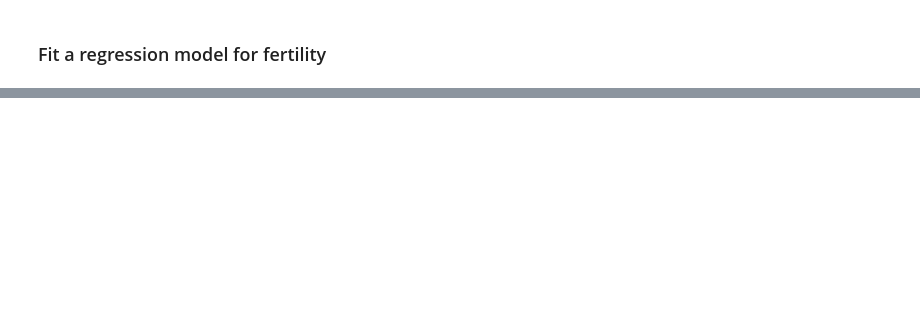
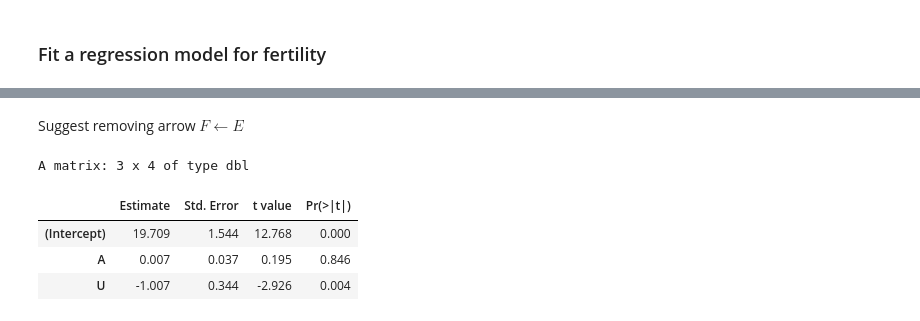
Before and after one commit to StaThin/RGM, a Jupyter notebook: examples.ipynb, the cells around one changed output, grey strips where cells are left out. Cells and saved outputs as stored; diff of their text form; code cells hidden in the pictures; blank space fills up the shorter version.

```diff
--- a/examples.ipynb
+++ b/examples.ipynb
@@ -503,0 +105,11 @@ ci_test("X4", c("X1", "X2"), test = "mi", data = coppen_data)
+# %% [markdown]
+Suggest removing arrow $F \leftarrow E$
+# %%
+m2 <- lm(M ~ A + U , data = fijians)
+round(summary(m2)$coef, 3)
+# %% [output]
+A matrix: 3 x 4 of type dbl
+|  | Estimate | Std. Error | t value | Pr(>|t|) |
+| (Intercept) | 19.709 | 1.544 | 12.768 | 0.000 |
+| A | 0.007 | 0.037 | 0.195 | 0.846 |
+| U | -1.007 | 0.344 | -2.926 | 0.004 |
```
Also changed, not shown: parts of 27 cells of this notebook, 2 other files.
